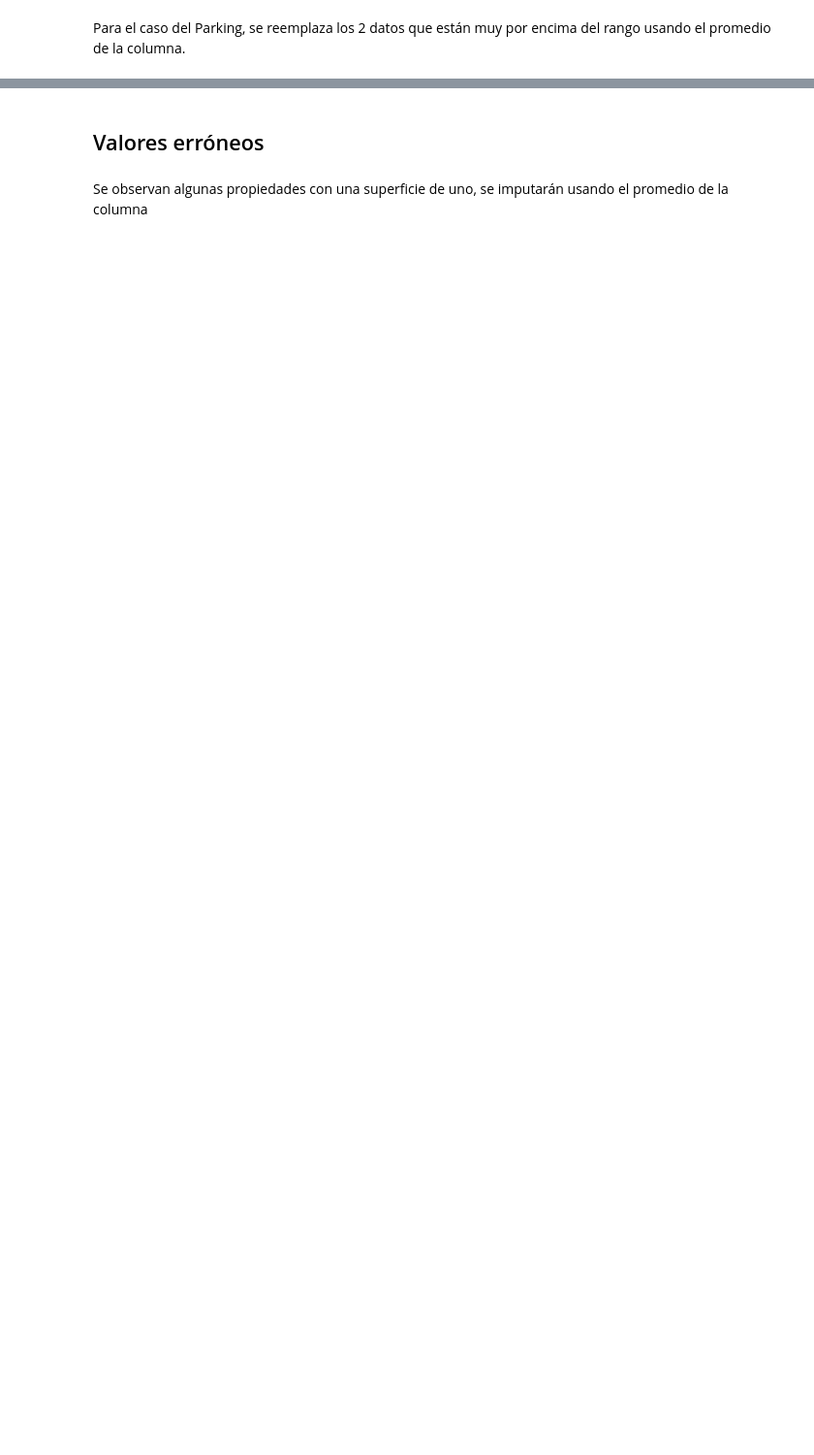
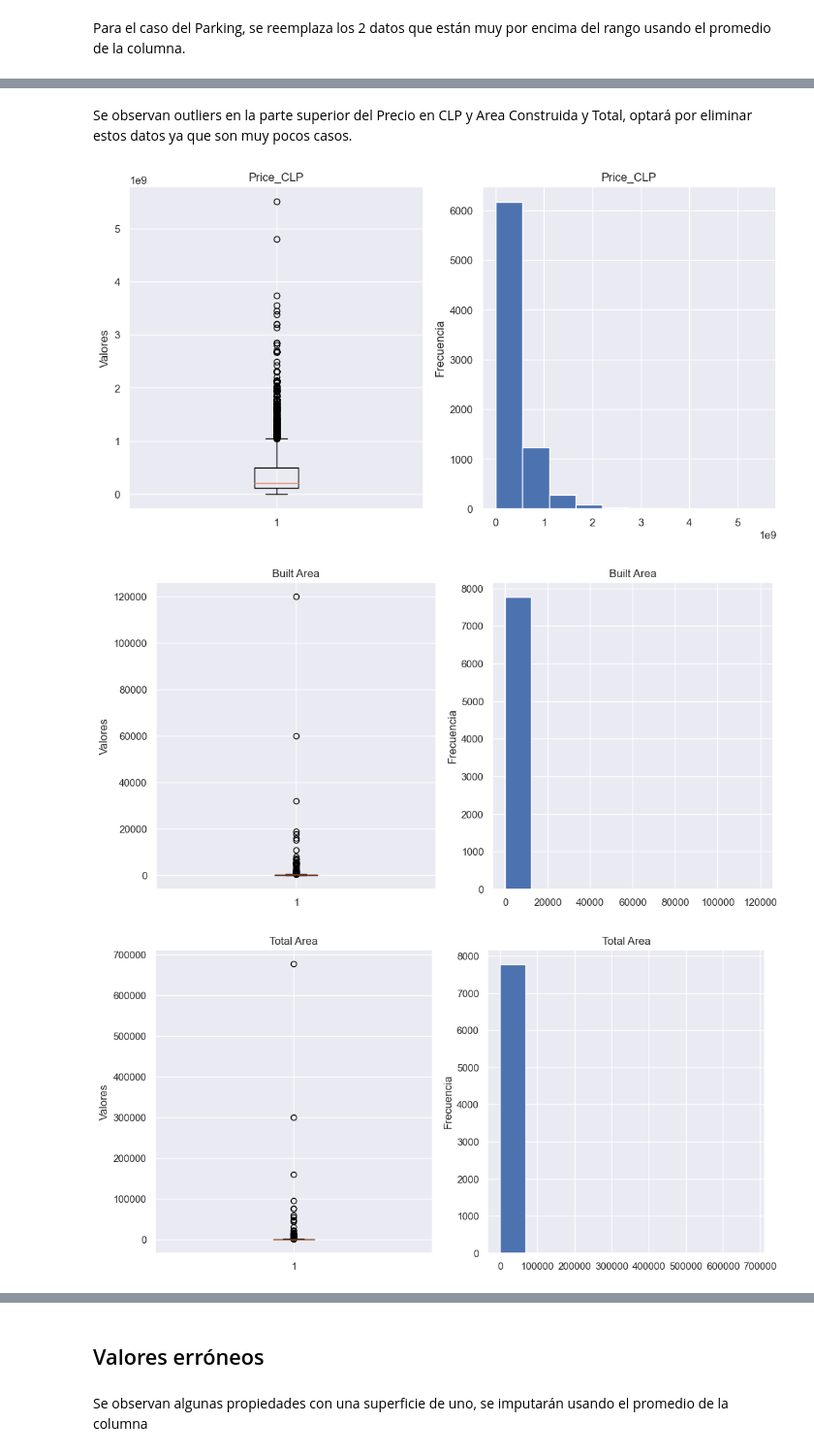
Before and after one commit to gonzakayunawel/casas_usadas_chile_analysis, a Jupyter notebook: B005_Gonzalo_Cayunao.ipynb, the cells around one changed output, grey strips where cells are left out. Shown at 97% size. Cells and saved outputs as stored; diff of their text form; code cells hidden in the pictures; blank space fills up the shorter version.

```diff
--- a/B005_Gonzalo_Cayunao.ipynb
+++ b/B005_Gonzalo_Cayunao.ipynb
@@ -355,0 +360,30 @@ for col in discrete_cols:
+# %% [markdown]
+Se observan outliers en la parte superior del Precio en CLP y Area Construida y Total, optará por eliminar estos datos ya que son muy pocos casos.
+# %%
+numeric_cols = df.select_dtypes(include=["number"])
+numeric_cols.columns
+
+discrete_cols = numeric_cols[
+    [
+        "Price_CLP",
+        "Built Area",
+        "Total Area",
+    ]
+]
+
+for col in discrete_cols:
+    fig, ax = plt.subplots(1, 2, sharey=False, sharex=False, figsize=(12, 6))
+
+    ax[0].boxplot(numeric_cols[col])
+    ax[0].set_title(col)
+    ax[0].set_ylabel("Valores")
+
+    ax[1].hist(numeric_cols[col])
+    ax[1].set_title(col)
+    ax[1].set_ylabel("Frecuencia")
+
+    plt.show()
+# %% [output]
+[figure, added]
+[figure, added]
+[figure, added]
```
Also changed, not shown: parts of 108 cells of this notebook.
